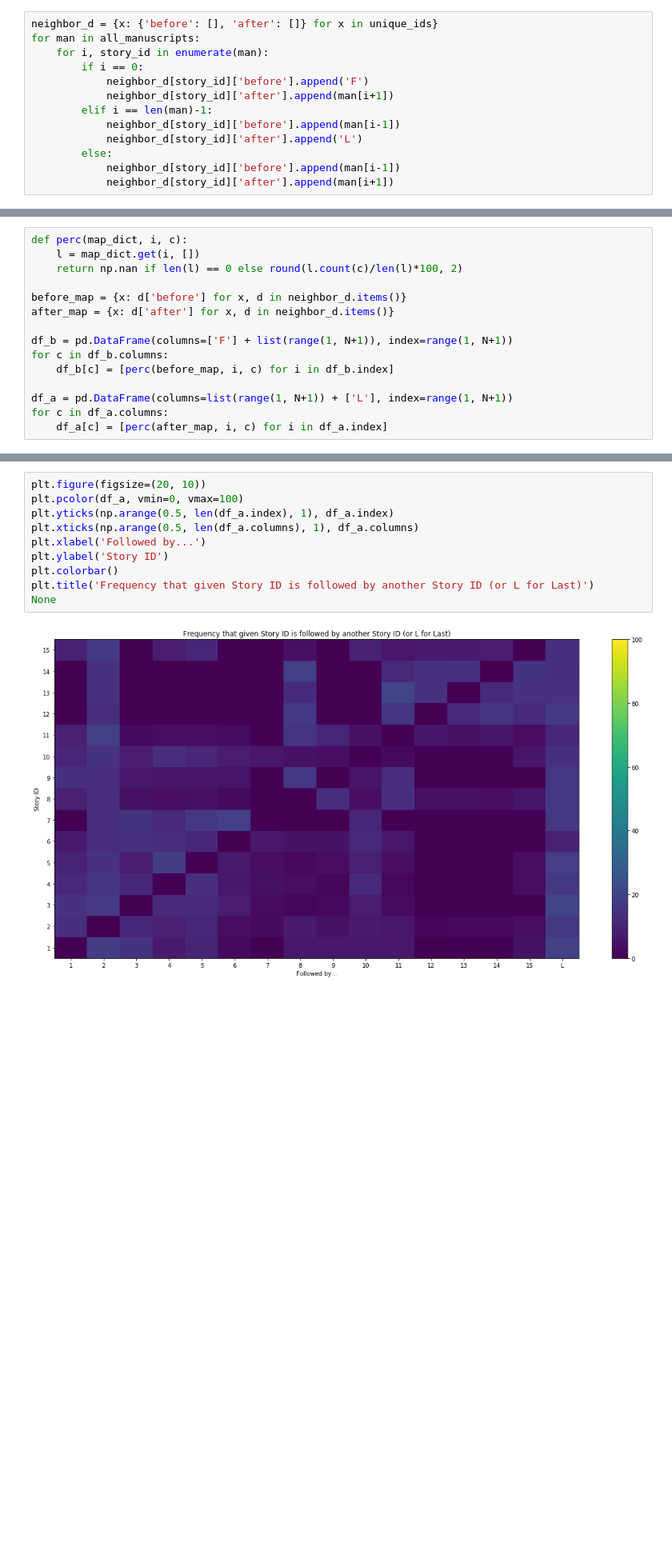
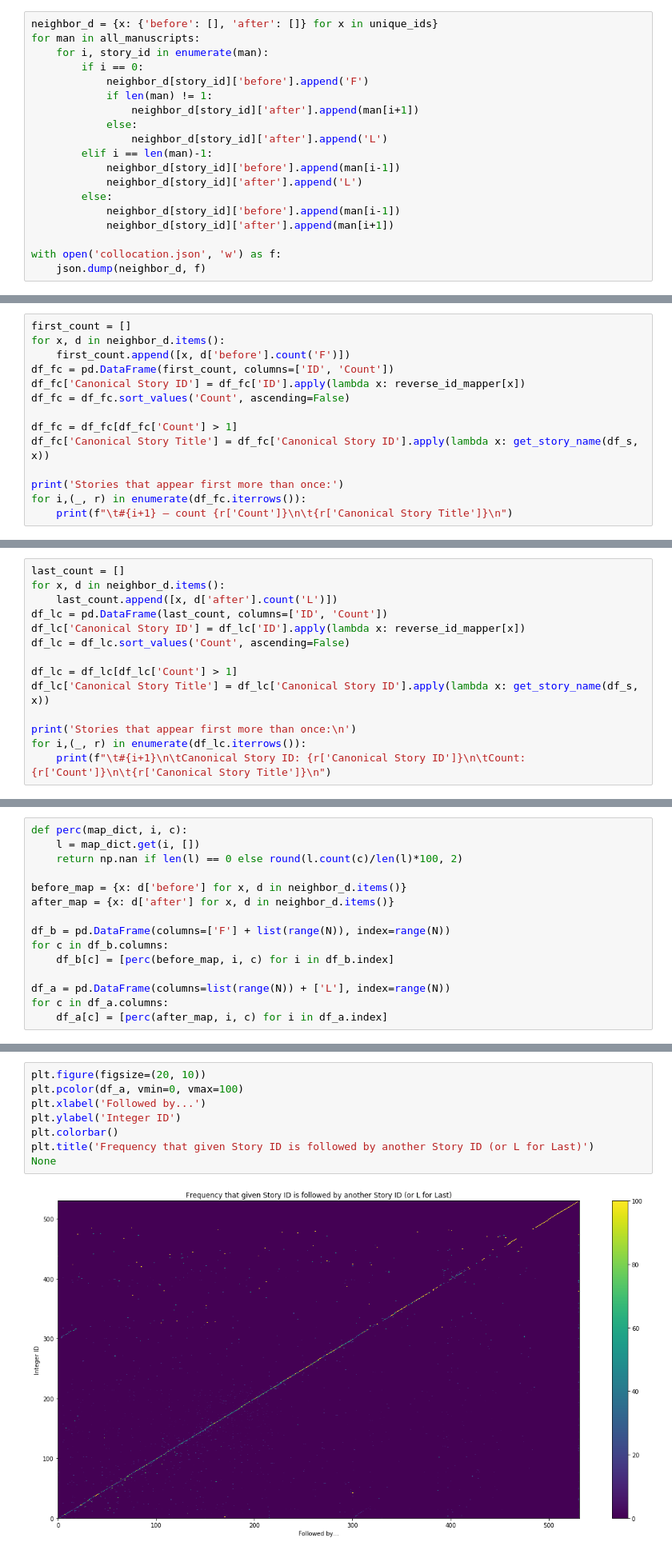
Before and after one commit to kmcelwee/pemm-jupyter, a Jupyter notebook: Research Manuscript Order.ipynb, the cells around one changed output, grey strips where cells are left out. Shown at 80% size. Saved outputs shown, nothing was run; the diff lists cells and outputs as text; blank space fills up the shorter version.

```diff
--- a/Research Manuscript Order.ipynb
+++ b/Research Manuscript Order.ipynb
@@ -97,10 +203,16 @@ for man in all_manuscripts:
     for i, story_id in enumerate(man):
         if i == 0:
             neighbor_d[story_id]['before'].append('F')
-            neighbor_d[story_id]['after'].append(man[i+1])
+            if len(man) != 1:
+                neighbor_d[story_id]['after'].append(man[i+1])
+            else:
+                neighbor_d[story_id]['after'].append('L')
         elif i == len(man)-1:
             neighbor_d[story_id]['before'].append(man[i-1])
             neighbor_d[story_id]['after'].append('L')
         else:
             neighbor_d[story_id]['before'].append(man[i-1])
             neighbor_d[story_id]['after'].append(man[i+1])
+
+with open('collocation.json', 'w') as f:
+    json.dump(neighbor_d, f)
@@ -106,0 +221,14 @@ for man in all_manuscripts:
+# %%
+first_count = []
+for x, d in neighbor_d.items():
+    first_count.append([x, d['before'].count('F')])
+df_fc = pd.DataFrame(first_count, columns=['ID', 'Count'])
+df_fc['Canonical Story ID'] = df_fc['ID'].apply(lambda x: reverse_id_mapper[x])
+df_fc = df_fc.sort_values('Count', ascending=False)
+
+df_fc = df_fc[df_fc['Count'] > 1]
+df_fc['Canonical Story Title'] = df_fc['Canonical Story ID'].apply(lambda x: get_story_name(df_s, x))
+
+print('Stories that appear first more than once:')
+for i,(_, r) in enumerate(df_fc.iterrows()):
+    print(f"\t#{i+1} — count {r['Count']}\n\t{r['Canonical Story Title']}\n")
@@ -106,0 +253,14 @@ for man in all_manuscripts:
+# %%
+last_count = []
+for x, d in neighbor_d.items():
+    last_count.append([x, d['after'].count('L')])
+df_lc = pd.DataFrame(last_count, columns=['ID', 'Count'])
+df_lc['Canonical Story ID'] = df_lc['ID'].apply(lambda x: reverse_id_mapper[x])
+df_lc = df_lc.sort_values('Count', ascending=False)
+
+df_lc = df_lc[df_lc['Count'] > 1]
+df_lc['Canonical Story Title'] = df_lc['Canonical Story ID'].apply(lambda x: get_story_name(df_s, x))
+
+print('Stories that appear first more than once:\n')
+for i,(_, r) in enumerate(df_lc.iterrows()):
+    print(f"\t#{i+1}\n\tCanonical Story ID: {r['Canonical Story ID']}\n\tCount: {r['Count']}\n\t{r['Canonical Story Title']}\n")
@@ -112,11 +293,11 @@ def perc(map_dict, i, c):
 before_map = {x: d['before'] for x, d in neighbor_d.items()}
 after_map = {x: d['after'] for x, d in neighbor_d.items()}
 
-df_b = pd.DataFrame(columns=['F'] + list(range(1, N+1)), index=range(1, N+1))
+df_b = pd.DataFrame(columns=['F'] + list(range(N)), index=range(N))
 for c in df_b.columns:
     df_b[c] = [perc(before_map, i, c) for i in df_b.index]
 
-df_a = pd.DataFrame(columns=list(range(1, N+1)) + ['L'], index=range(1, N+1))
+df_a = pd.DataFrame(columns=list(range(N)) + ['L'], index=range(N))
 for c in df_a.columns:
     df_a[c] = [perc(after_map, i, c) for i in df_a.index]
 # %%
@@ -134,12 +313,10 @@ None
 # %%
 plt.figure(figsize=(20, 10))
 plt.pcolor(df_a, vmin=0, vmax=100)
-plt.yticks(np.arange(0.5, len(df_a.index), 1), df_a.index)
-plt.xticks(np.arange(0.5, len(df_a.columns), 1), df_a.columns)
 plt.xlabel('Followed by...')
-plt.ylabel('Story ID')
+plt.ylabel('Integer ID')
 plt.colorbar()
 plt.title('Frequency that given Story ID is followed by another Story ID (or L for Last)')
 None
 # %% [output]
-[figure, old version]
+[figure, new version]
```
Also changed, not shown: parts of 39 cells of this notebook.
